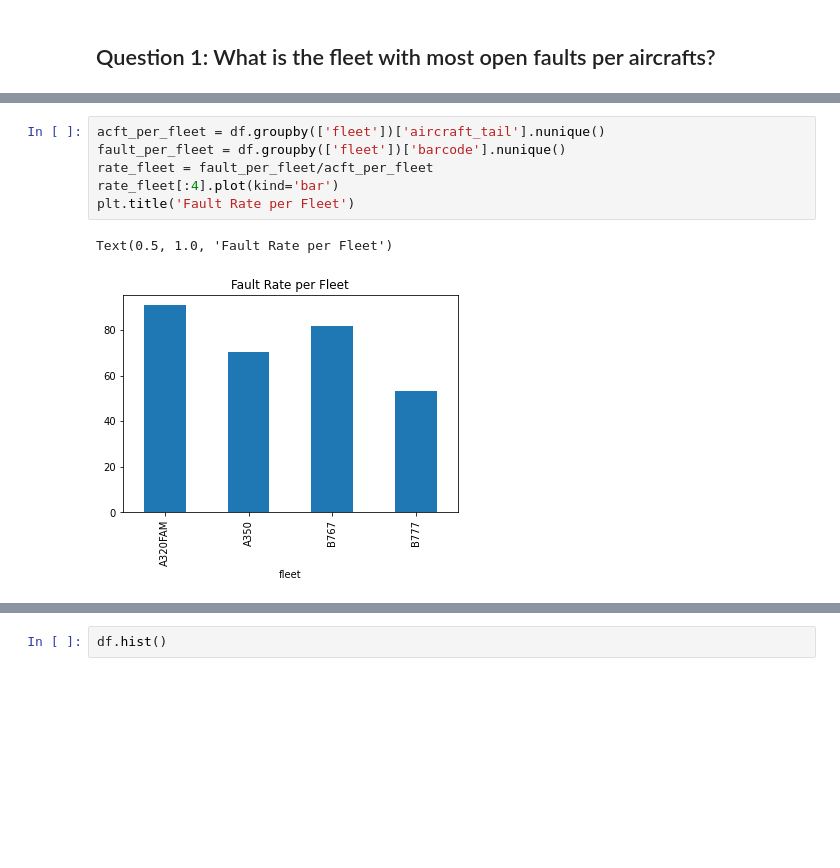
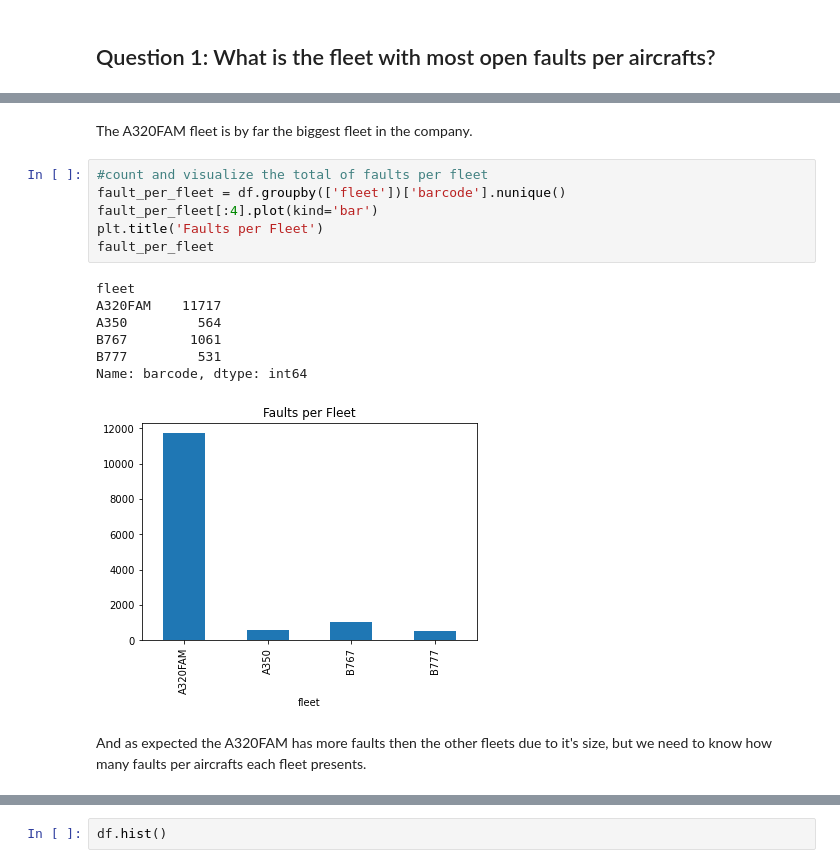
Before and after one commit to gabe144/Project1, a Jupyter notebook: aircraft-fault-data.ipynb, the cells around one changed output, grey strips where cells are left out. Saved outputs shown, nothing was run; the diff lists cells and outputs as text; blank space fills up the shorter version.

```diff
--- a/aircraft-fault-data.ipynb
+++ b/aircraft-fault-data.ipynb
@@ -130,9 +148,18 @@ I wasn't expecting that many values being null in that column, this information
+# %% [markdown]
+The A320FAM fleet is by far the biggest fleet in the company.
 # %%
-acft_per_fleet = df.groupby(['fleet'])['aircraft_tail'].nunique()
+#count and visualize the total of faults per fleet
 fault_per_fleet = df.groupby(['fleet'])['barcode'].nunique()
-rate_fleet = fault_per_fleet/acft_per_fleet
-rate_fleet[:4].plot(kind='bar')
-plt.title('Fault Rate per Fleet')
+fault_per_fleet[:4].plot(kind='bar')
+plt.title('Faults per Fleet')
+fault_per_fleet
 # %% [output]
-Text(0.5, 1.0, 'Fault Rate per Fleet')
+fleet
+A320FAM    11717
+A350         564
+B767        1061
+B777         531
+Name: barcode, dtype: int64
-[figure, old version]
+[figure, new version]
+# %% [markdown]
+And as expected the A320FAM has more faults then the other fleets due to it's size, but we need to know how many faults per aircrafts each fleet presents.
```
Also changed, not shown: parts of 27 cells of this notebook.
